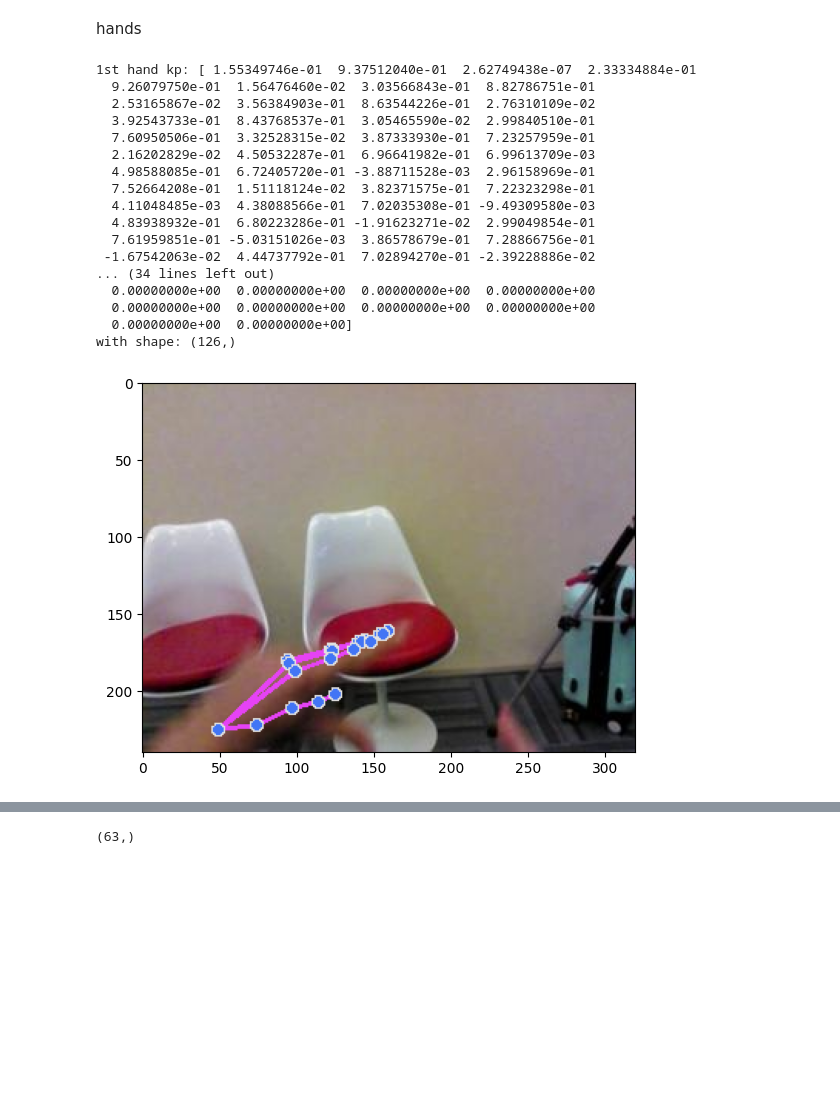
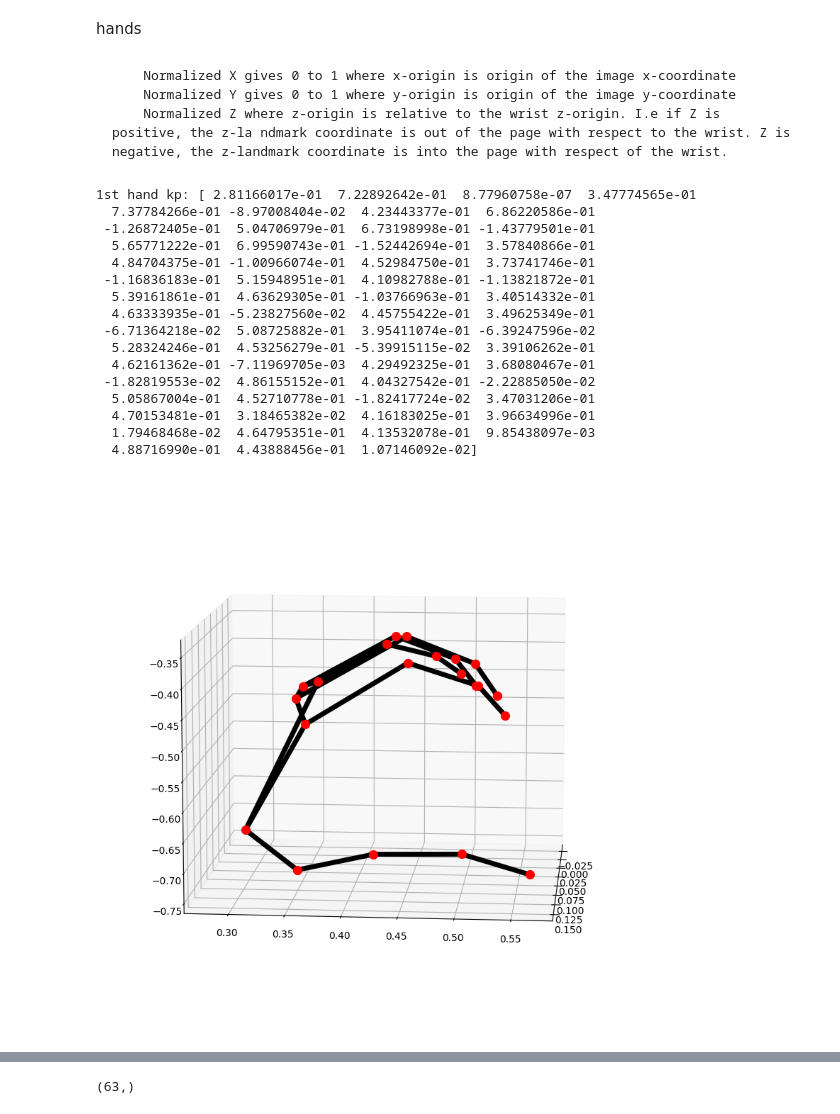
Before and after one commit to t-perniola/HGR-4-Social-Robotics, a Jupyter notebook: mymodels/ActionDetectionEgo.ipynb, the cells around one changed output, grey strips where cells are left out. Drawn from its saved outputs; the diff is of its cells as text; code cells hidden in the pictures; blank space fills up the shorter version.

```diff
--- a/mymodels/ActionDetectionEgo.ipynb
+++ b/mymodels/ActionDetectionEgo.ipynb
@@ -682,11 +685,8 @@ for label in os.listdir(GESTDIR):
 elimino i kp esistenti
 # %%
 GESTDIR = r'D:\TMS\dataset\egogesture\gestures'
-TRESHOLD = 30
 
-temp = ["52", "53"]
-
-for label in temp:#os.listdir(GESTDIR):
+for label in os.listdir(GESTDIR):
     label_path = os.path.join(GESTDIR, label)
 
     for set_fold in os.listdir(label_path):
@@ -709,11 +798,5 @@ for label in temp:#os.listdir(GESTDIR):
 # %% [markdown]
 estraggo e memorizzo i keypoints
-# %%
-def detect_and_extract(img_array, model):
-
-    image, results = mediapipe_detection(img_array, model)
-    keypoints = extract_keypoints(results)
-    return keypoints
 # %%
 def get_num_keypoints(path):
     keypoints_path = os.path.join(path, 'keypoints')
@@ -887,0 +984,19 @@ def checkConsecutive(l):
+# %%
+# Funzione che dato un vettore di coordinate (un punto), l'asse attorno a cui ruotare, e l'angolo (in radianti) di rotazione ..
+# .. restituisce il vettore "trasformato": ruotato di 180° e traslato all'indietro (su asse z)
+
+def rotation_matrix(axis, theta):
+    """
+    Return the rotation matrix associated with counterclockwise rotation about
+    the given axis by theta radians.
+    """
+    axis = np.asarray(axis)
+    axis = axis / math.sqrt(np.dot(axis, axis))
+    a = math.cos(theta / 2.0)
+    b, c, d = -axis * math.sin(theta / 2.0)
+    aa, bb, cc, dd = a * a, b * b, c * c, d * d
+    bc, ad, ac, ab, bd, cd = b * c, a * d, a * c, a * b, b * d, c * d
+
+    return np.array([[aa + bb - cc - dd, 2 * (bc + ad), 2 * (bd - ac)],
+                     [2 * (bc - ad), aa + cc - bb - dd, 2 * (cd + ab)],
+                     [2 * (bd + ac), 2 * (cd - ab), aa + dd - bb - cc]])
@@ -1023,10 +1296,10 @@ train_videos.tolist()
 # %% [markdown]
 #### **TEST**: provo img singola
 # %%
-DATADIR2 = r"D:\TMS\dataset\egogesture\gestures\23\training\subject03\12"
+DATADIR2 = r"D:\TMS\dataset\egogesture\gestures\53\training\subject08\5"
 
 # OTTENGO I FRAME
-path_test = os.path.join(DATADIR2, '005003.jpg')  # create path (...\Color\rgb1)
+path_test = os.path.join(DATADIR2, '001561.jpg')  # create path (...\Color\rgb1)
 frame_test = cv2.imread(path_test)  # convert to array
 plt.imshow(cv2.cvtColor(frame_test, cv2.COLOR_BGR2RGB))
 # %% [output]
@@ -1045,8 +1324,12 @@ with mp_holistic.Holistic(min_detection_confidence = 0.5, min_tracking_confidenc
 # %% [markdown]
 hands
+# %% [markdown]
+        Normalized X gives 0 to 1 where x-origin is origin of the image x-coordinate
+        Normalized Y gives 0 to 1 where y-origin is origin of the image y-coordinate
+        Normalized Z where z-origin is relative to the wrist z-origin. I.e if Z is positive, the z-la ndmark coordinate is out of the page with respect to the wrist. Z is negative, the z-landmark coordinate is into the page with respect of the wrist.
 # %%
 # ESTRAGGO I KEYPOINTS DA CIASCUN FRAME
-with mp_hands.Hands(static_image_mode=True, max_num_hands=2, min_detection_confidence=0.5) as hands:
+with mp_hands.Hands(max_num_hands=2, min_detection_confidence=0.5) as hands:
     image_h_test, results_test = mediapipe_detection(frame_test, hands)
 
     annotated_image_test = image_h_test.copy()
@@ -1054,48 +1337,50 @@ with mp_hands.Hands(static_image_mode=True, max_num_hands=2, min_detection_confi
     first_hand_keypoints_test = np.zeros(21*3)
     second_hand_keypoints_test = np.zeros(21*3)
 
     if results_test.multi_hand_landmarks:
 
         for num, hand_landmarks_test in enumerate(results_test.multi_hand_landmarks):
 
             mp_drawing.draw_landmarks(
                 annotated_image_test,
                 hand_landmarks_test,
                 mp_hands.HAND_CONNECTIONS,
                 mp_drawing.DrawingSpec(color=(245,117,66), thickness=2, circle_radius=2),
                 mp_drawing.DrawingSpec(color=(245,66,230), thickness=2, circle_radius=2)
                 )
 
             if num == 0:
                 first_hand_keypoints_test = extract_keypoints_hands(results_test, hand_landmarks_test)
                 print("\n1st hand kp:", first_hand_keypoints_test)
             if num == 1:
                 second_hand_keypoints_test = extract_keypoints_hands(results_test, hand_landmarks_test)
                 print("\n2nd hand kp:", second_hand_keypoints_test)
 
+            mp_drawing.plot_landmarks(
+            hand_landmarks_test, mp_hands.HAND_CONNECTIONS, azimuth=5)
+
         keypoints_test = np.concatenate([first_hand_keypoints_test, second_hand_keypoints_test])
 
     else: keypoints_test = np.zeros(21*6)
 
     print("\nboth hands kp:", keypoints_test, "\nwith shape:", keypoints_test.shape)
 
     plt.imshow(cv2.cvtColor(annotated_image_test, cv2.COLOR_BGR2RGB))
 # %% [output]
-1st hand kp: [ 1.55349746e-01  9.37512040e-01  2.62749438e-07  2.33334884e-01
-  9.26079750e-01  1.56476460e-02  3.03566843e-01  8.82786751e-01
-  2.53165867e-02  3.56384903e-01  8.63544226e-01  2.76310109e-02
-  3.92543733e-01  8.43768537e-01  3.05465590e-02  2.99840510e-01
-  7.60950506e-01  3.32528315e-02  3.87333930e-01  7.23257959e-01
-  2.16202829e-02  4.50532287e-01  6.96641982e-01  6.99613709e-03
-  4.98588085e-01  6.72405720e-01 -3.88711528e-03  2.96158969e-01
-  7.52664208e-01  1.51118124e-02  3.82371575e-01  7.22323298e-01
-  4.11048485e-03  4.38088566e-01  7.02035308e-01 -9.49309580e-03
-  4.83938932e-01  6.80223286e-01 -1.91623271e-02  2.99049854e-01
-  7.61959851e-01 -5.03151026e-03  3.86578679e-01  7.28866756e-01
- -1.67542063e-02  4.44737792e-01  7.02894270e-01 -2.39228886e-02
-... (34 lines left out)
-  0.00000000e+00  0.00000000e+00  0.00000000e+00  0.00000000e+00
-  0.00000000e+00  0.00000000e+00  0.00000000e+00  0.00000000e+00
-  0.00000000e+00  0.00000000e+00]
-with shape: (126,)
+1st hand kp: [ 2.81166017e-01  7.22892642e-01  8.77960758e-07  3.47774565e-01
+  7.37784266e-01 -8.97008404e-02  4.23443377e-01  6.86220586e-01
+ -1.26872405e-01  5.04706979e-01  6.73198998e-01 -1.43779501e-01
+  5.65771222e-01  6.99590743e-01 -1.52442694e-01  3.57840866e-01
+  4.84704375e-01 -1.00966074e-01  4.52984750e-01  3.73741746e-01
+ -1.16836183e-01  5.15948951e-01  4.10982788e-01 -1.13821872e-01
+  5.39161861e-01  4.63629305e-01 -1.03766963e-01  3.40514332e-01
+  4.63333935e-01 -5.23827560e-02  4.45755422e-01  3.49625349e-01
+ -6.71364218e-02  5.08725882e-01  3.95411074e-01 -6.39247596e-02
+  5.28324246e-01  4.53256279e-01 -5.39915115e-02  3.39106262e-01
+  4.62161362e-01 -7.11969705e-03  4.29492325e-01  3.68080467e-01
+ -1.82819553e-02  4.86155152e-01  4.04327542e-01 -2.22885050e-02
+  5.05867004e-01  4.52710778e-01 -1.82417724e-02  3.47031206e-01
+  4.70153481e-01  3.18465382e-02  4.16183025e-01  3.96634996e-01
+  1.79468468e-02  4.64795351e-01  4.13532078e-01  9.85438097e-03
+  4.88716990e-01  4.43888456e-01  1.07146092e-02]
-[figure, old version]
+[figure, new version]
```
Also changed, not shown: parts of 78 cells of this notebook, 41 other files.
